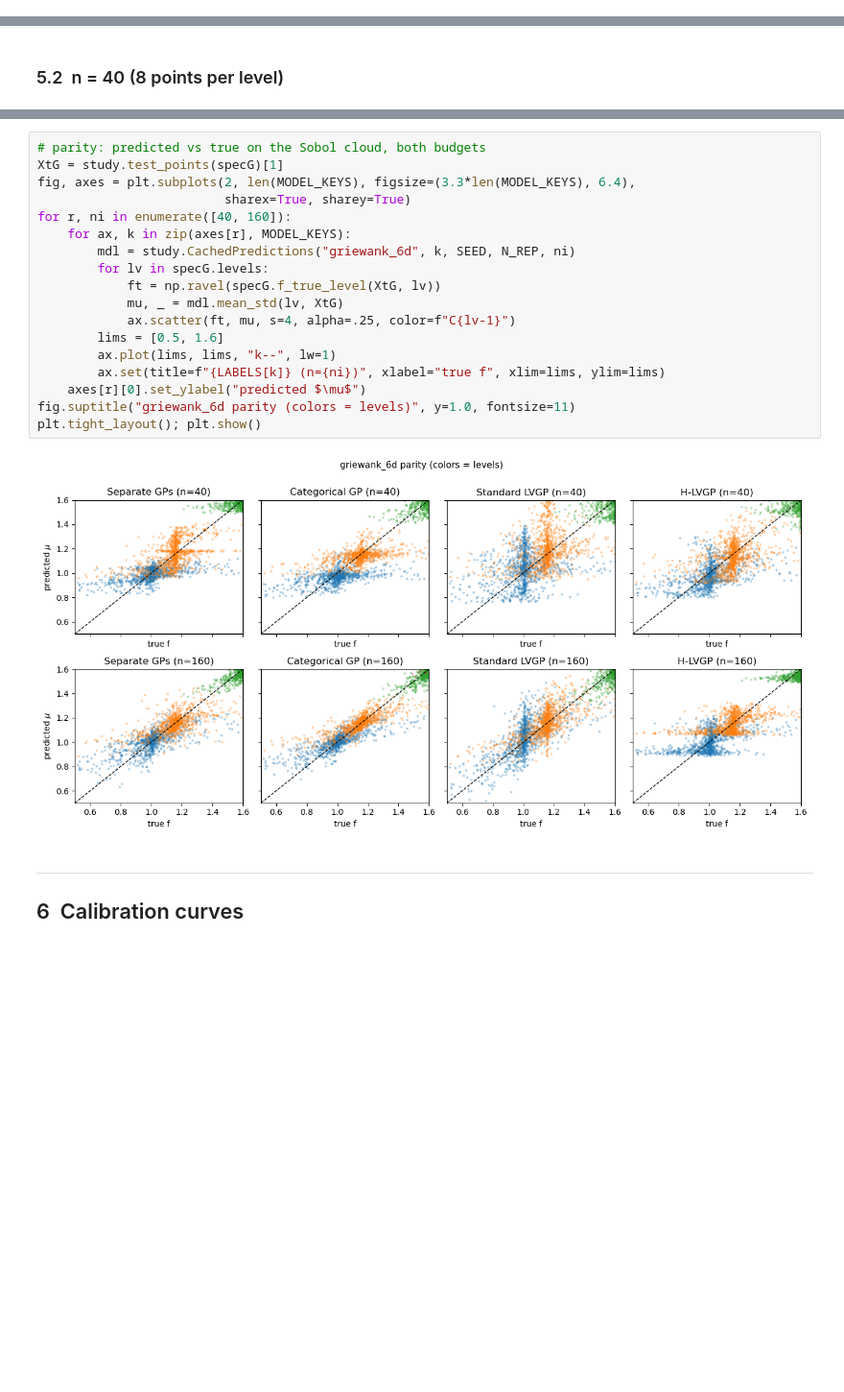
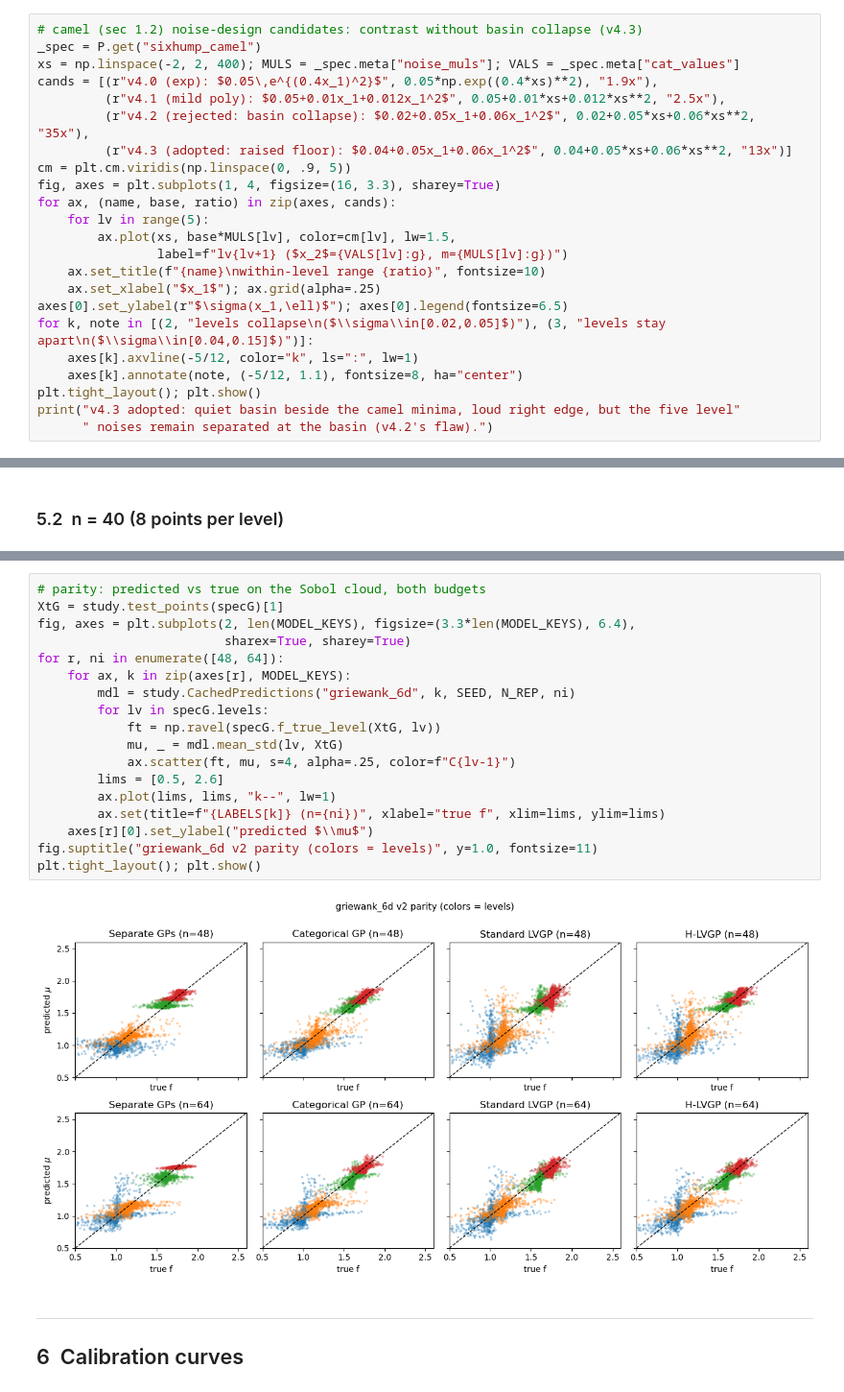
Before and after one commit to Chris1504-fdz/lvgp_modeling_comp, a Jupyter notebook: notebooks/surrogate_comparison_study_v2.ipynb, the cells around one changed output, grey strips where cells are left out. Shown at 96% size. Drawn from its saved outputs; the diff is of its cells as text; blank space fills up the shorter version.

```diff
--- a/notebooks/surrogate_comparison_study_v2.ipynb
+++ b/notebooks/surrogate_comparison_study_v2.ipynb
@@ -134,3 +152,26 @@ of data quality. **The v1.3 fix is the domain: $[-5,5]^5 \to [-3,3]^5$.** Over $
 spans at most half a period, so the product becomes a smooth, resolvable bump; the paired-level
 structure is preserved (within-pair curve RMS 0.019/0.024, cross-pair 0.066–0.11) and the
 worst-level replicate-mean noise sits at 0.30× std(f). §5b shows the post-fix results.
+# %%
+# camel (sec 1.2) noise-design candidates: contrast without basin collapse (v4.3)
+_spec = P.get("sixhump_camel")
+xs = np.linspace(-2, 2, 400); MULS = _spec.meta["noise_muls"]; VALS = _spec.meta["cat_values"]
+cands = [(r"v4.0 (exp): $0.05\,e^{(0.4x_1)^2}$", 0.05*np.exp((0.4*xs)**2), "1.9x"),
+         (r"v4.1 (mild poly): $0.05+0.01x_1+0.012x_1^2$", 0.05+0.01*xs+0.012*xs**2, "2.5x"),
+         (r"v4.2 (rejected: basin collapse): $0.02+0.05x_1+0.06x_1^2$", 0.02+0.05*xs+0.06*xs**2, "35x"),
+         (r"v4.3 (adopted: raised floor): $0.04+0.05x_1+0.06x_1^2$", 0.04+0.05*xs+0.06*xs**2, "13x")]
+cm = plt.cm.viridis(np.linspace(0, .9, 5))
+fig, axes = plt.subplots(1, 4, figsize=(16, 3.3), sharey=True)
+for ax, (name, base, ratio) in zip(axes, cands):
+    for lv in range(5):
+        ax.plot(xs, base*MULS[lv], color=cm[lv], lw=1.5,
+                label=f"lv{lv+1} ($x_2$={VALS[lv]:g}, m={MULS[lv]:g})")
+    ax.set_title(f"{name}\nwithin-level range {ratio}", fontsize=10)
+    ax.set_xlabel("$x_1$"); ax.grid(alpha=.25)
+axes[0].set_ylabel(r"$\sigma(x_1,\ell)$"); axes[0].legend(fontsize=6.5)
+for k, note in [(2, "levels collapse\n($\\sigma\\in[0.02,0.05]$)"), (3, "levels stay apart\n($\\sigma\\in[0.04,0.15]$)")]:
+    axes[k].axvline(-5/12, color="k", ls=":", lw=1)
+    axes[k].annotate(note, (-5/12, 1.1), fontsize=8, ha="center")
+plt.tight_layout(); plt.show()
+print("v4.3 adopted: quiet basin beside the camel minima, loud right edge, but the five level"
+      " noises remain separated at the basin (v4.2's flaw).")
@@ -515,23 +541,23 @@ griewank_6d (n=160) — mean over levels + best per metric
 # %%
 # parity: predicted vs true on the Sobol cloud, both budgets
 XtG = study.test_points(specG)[1]
 fig, axes = plt.subplots(2, len(MODEL_KEYS), figsize=(3.3*len(MODEL_KEYS), 6.4),
                          sharex=True, sharey=True)
-for r, ni in enumerate([40, 160]):
+for r, ni in enumerate([48, 64]):
     for ax, k in zip(axes[r], MODEL_KEYS):
         mdl = study.CachedPredictions("griewank_6d", k, SEED, N_REP, ni)
         for lv in specG.levels:
             ft = np.ravel(specG.f_true_level(XtG, lv))
             mu, _ = mdl.mean_std(lv, XtG)
             ax.scatter(ft, mu, s=4, alpha=.25, color=f"C{lv-1}")
-        lims = [0.5, 1.6]
+        lims = [0.5, 2.6]
         ax.plot(lims, lims, "k--", lw=1)
         ax.set(title=f"{LABELS[k]} (n={ni})", xlabel="true f", xlim=lims, ylim=lims)
-    axes[r][0].set_ylabel("predicted $\mu$")
-fig.suptitle("griewank_6d parity (colors = levels)", y=1.0, fontsize=11)
+    axes[r][0].set_ylabel("predicted $\\mu$")
+fig.suptitle("griewank_6d v2 parity (colors = levels)", y=1.0, fontsize=11)
 plt.tight_layout(); plt.show()
 # %% [output]
-[figure, old version]
+[figure, new version]
 # %% [markdown]
 ---
 ## 6&nbsp;&nbsp;Calibration curves
```
Also changed, not shown: parts of 27 cells of this notebook, 17 other files.
